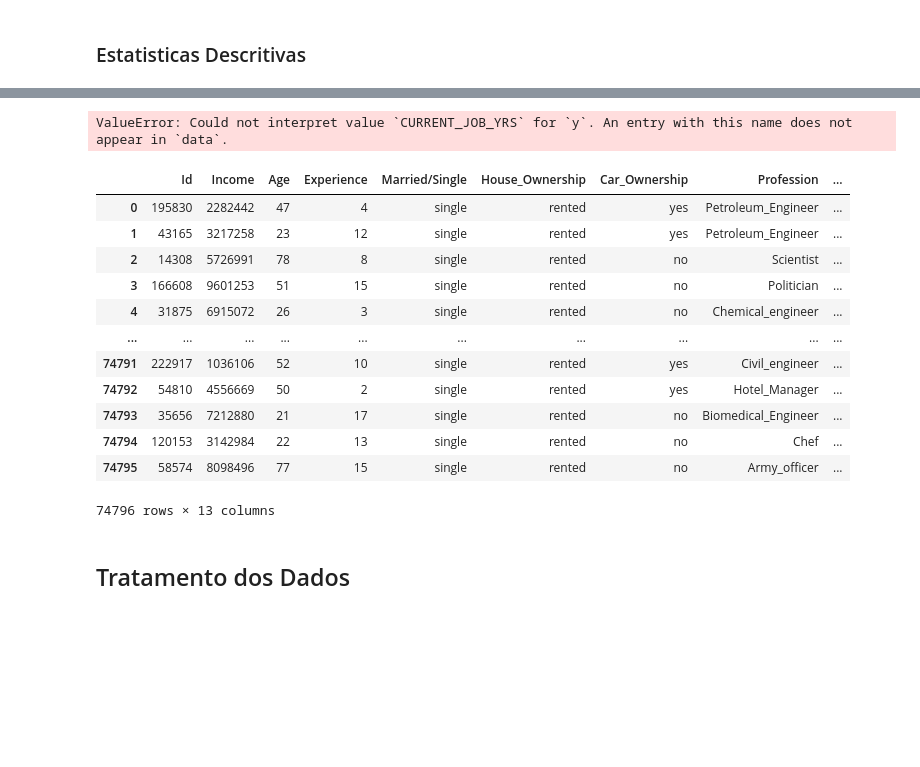
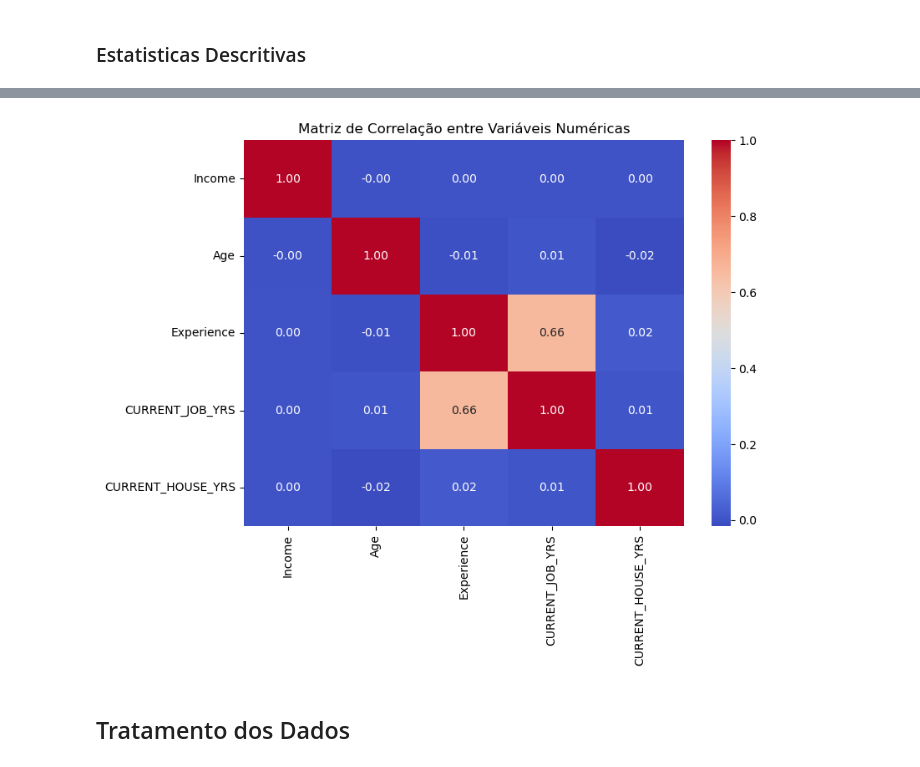
Before and after one commit to LouiseZN/T1_Aprendizado_Supervisionado, a Jupyter notebook: AS_T1_1/aprendizado_supervizionado.ipynb, the cells around one changed output, grey strips where cells are left out. Drawn from its saved outputs; the diff is of its cells as text; code cells hidden in the pictures; blank space fills up the shorter version.

```diff
--- a/AS_T1_1/aprendizado_supervizionado.ipynb
+++ b/AS_T1_1/aprendizado_supervizionado.ipynb
@@ -238,20 +212,0 @@ plt.show()
-# %%
-sns.boxplot(x='Risk_Flag', y='CURRENT_JOB_YRS', data=df)
-# %% [output]
-ValueError: Could not interpret value `CURRENT_JOB_YRS` for `y`. An entry with this name does not appear in `data`.
-# %%
-sns.barplot(x='Risk_Flag', y='Age', data=df)
-# %% [output]
-|  | Id | Income | Age | Experience | Married/Single | House_Ownership | Car_Ownership | Profession | ... |
-| 0 | 195830 | 2282442 | 47 | 4 | single | rented | yes | Petroleum_Engineer | ... |
-| 1 | 43165 | 3217258 | 23 | 12 | single | rented | yes | Petroleum_Engineer | ... |
-| 2 | 14308 | 5726991 | 78 | 8 | single | rented | no | Scientist | ... |
-| 3 | 166608 | 9601253 | 51 | 15 | single | rented | no | Politician | ... |
-| 4 | 31875 | 6915072 | 26 | 3 | single | rented | no | Chemical_engineer | ... |
-| ... | ... | ... | ... | ... | ... | ... | ... | ... | ... |
-| 74791 | 222917 | 1036106 | 52 | 10 | single | rented | yes | Civil_engineer | ... |
-| 74792 | 54810 | 4556669 | 50 | 2 | single | rented | yes | Hotel_Manager | ... |
-| 74793 | 35656 | 7212880 | 21 | 17 | single | rented | no | Biomedical_Engineer | ... |
-| 74794 | 120153 | 3142984 | 22 | 13 | single | rented | no | Chef | ... |
-| 74795 | 58574 | 8098496 | 77 | 15 | single | rented | no | Army_officer | ... |
-74796 rows × 13 columns
@@ -260,3 +213,12 @@ sns.heatmap(df.corr(), annot=True, cmap='coolwarm')
+# %%
+num_df = df_treino[["Income", "Age", "Experience", "CURRENT_JOB_YRS", "CURRENT_HOUSE_YRS"]]
+correlacoes = num_df.corr()
+plt.figure(figsize=(8.5, 6))
+sns.heatmap(num_df.corr(), annot=True, cmap='coolwarm', fmt=".2f")
+plt.title("Matriz de Correlação entre Variáveis Numéricas")
+plt.show()
+# %% [output]
+[figure, added]
 # %% [markdown]
 ## Tratamento dos Dados
 # %% [markdown]
```
Also changed, not shown: parts of 3 cells of this notebook.
